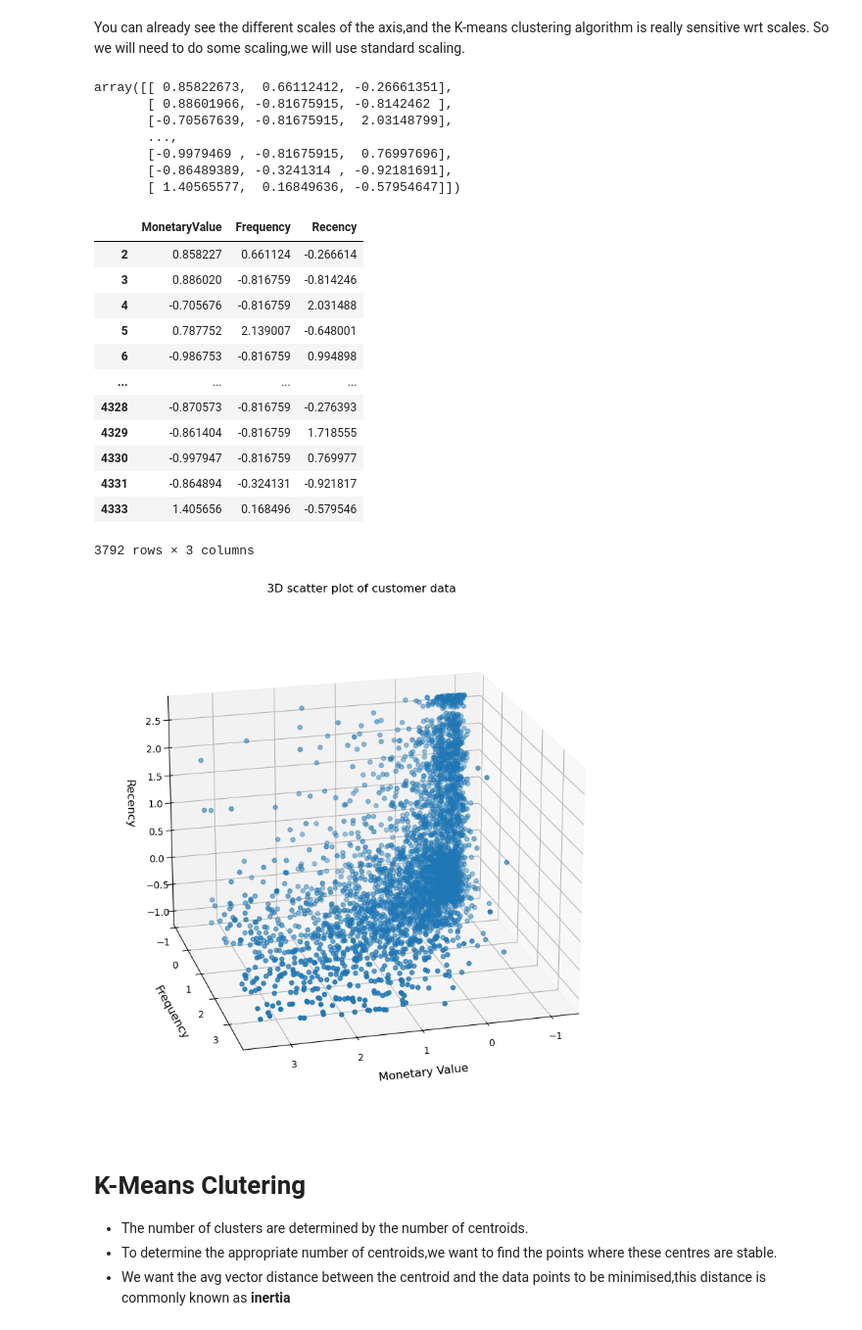
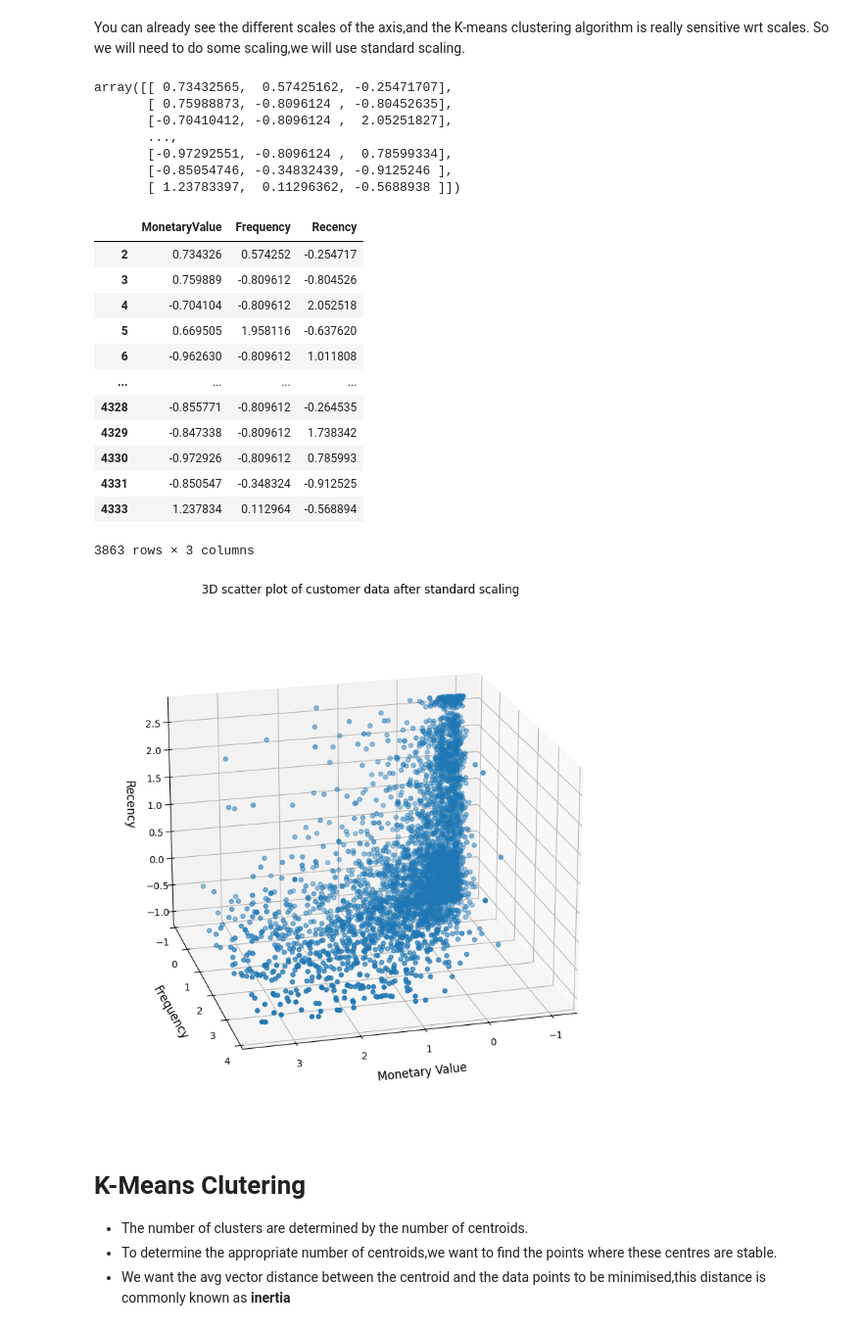
Before and after one commit to tatv047/online-retail-data-analysis, a Jupyter notebook: notebooks/customer-segmentation.ipynb, the cells around one changed output. Shown at 98% size. Cells and saved outputs as stored; diff of their text form; code cells hidden in the pictures.

```diff
--- a/notebooks/customer-segmentation.ipynb
+++ b/notebooks/customer-segmentation.ipynb
@@ -5,4 +5,5 @@ import matplotlib.pyplot as plt
 import seaborn as sns
 # %%
 # loading the data
-cs_df = pd.read_csv('../data/cleaned_data/online_retail_df.csv')
+cs_df = pd.read_csv('../data/processed_data/cleaned_data.csv')
+cs_df.head(5)
@@ -155,8 +163,8 @@ M_Q3 = aggregated_df['MonetaryValue'].quantile(0.75)
 M_IQR = M_Q3 - M_Q1
 
 # seperating outlier
-monetary_outliers_df = aggregated_df[(aggregated_df['MonetaryValue'] > (M_Q3 + M_IQR*1.25)) |
-                                    (aggregated_df['MonetaryValue'] < (M_Q1 - M_IQR*1.25))].copy()
+monetary_outliers_df = aggregated_df[(aggregated_df['MonetaryValue'] > (M_Q3 + M_IQR*1.5)) |
+                                    (aggregated_df['MonetaryValue'] < (M_Q1 - M_IQR*1.5))].copy()
 monetary_outliers_df.describe()
 # %% [output]
 |  | CustomerID | MonetaryValue | Frequency | LastInvoice | Recency |
@@ -174,8 +182,8 @@ F_Q3 = aggregated_df['Frequency'].quantile(0.75)
 F_IQR = F_Q3 - F_Q1
 
 # seperating outlier
-frequency_outliers_df = aggregated_df[(aggregated_df['Frequency'] > (F_Q3 + F_IQR*1.25)) |
-                                    (aggregated_df['Frequency'] < (F_Q1 - F_IQR*1.25))].copy()
+frequency_outliers_df = aggregated_df[(aggregated_df['Frequency'] > (F_Q3 + F_IQR*1.5)) |
+                                    (aggregated_df['Frequency'] < (F_Q1 - F_IQR*1.5))].copy()
 frequency_outliers_df.describe()
 # %% [output]
 |  | CustomerID | MonetaryValue | Frequency | LastInvoice | Recency |
@@ -190,6 +198,6 @@ frequency_outliers_df.describe()
 # %%
 non_outliers_df = aggregated_df[(~aggregated_df.index.isin(monetary_outliers_df.index)) &
-                               (~aggregated_df.index.isin(frequency_outliers_df.index))]
+                               (~aggregated_df.index.isin(frequency_outliers_df.index))].copy()
 non_outliers_df.describe()
 # %% [output]
 |  | CustomerID | MonetaryValue | Frequency | LastInvoice | Recency |
@@ -252,52 +260,52 @@ scaler = StandardScaler()
 scaled_data = scaler.fit_transform(non_outliers_df[['MonetaryValue','Frequency','Recency']])
 scaled_data
 # %% [output]
-array([[ 0.85822673,  0.66112412, -0.26661351],
-       [ 0.88601966, -0.81675915, -0.8142462 ],
-       [-0.70567639, -0.81675915,  2.03148799],
+array([[ 0.73432565,  0.57425162, -0.25471707],
+       [ 0.75988873, -0.8096124 , -0.80452635],
+       [-0.70410412, -0.8096124 ,  2.05251827],
        ...,
-       [-0.9979469 , -0.81675915,  0.76997696],
-       [-0.86489389, -0.3241314 , -0.92181691],
-       [ 1.40565577,  0.16849636, -0.57954647]])
+       [-0.97292551, -0.8096124 ,  0.78599334],
+       [-0.85054746, -0.34832439, -0.9125246 ],
+       [ 1.23783397,  0.11296362, -0.5688938 ]])
 # %%
 scaled_data_df = pd.DataFrame(scaled_data,index = non_outliers_df.index,columns = ('MonetaryValue','Frequency','Recency'))
 scaled_data_df
 # %% [output]
 |  | MonetaryValue | Frequency | Recency |
-| 2 | 0.858227 | 0.661124 | -0.266614 |
-| 3 | 0.886020 | -0.816759 | -0.814246 |
-| 4 | -0.705676 | -0.816759 | 2.031488 |
-| 5 | 0.787752 | 2.139007 | -0.648001 |
-| 6 | -0.986753 | -0.816759 | 0.994898 |
+| 2 | 0.734326 | 0.574252 | -0.254717 |
+| 3 | 0.759889 | -0.809612 | -0.804526 |
+| 4 | -0.704104 | -0.809612 | 2.052518 |
+| 5 | 0.669505 | 1.958116 | -0.637620 |
+| 6 | -0.962630 | -0.809612 | 1.011808 |
 | ... | ... | ... | ... |
-| 4328 | -0.870573 | -0.816759 | -0.276393 |
-| 4329 | -0.861404 | -0.816759 | 1.718555 |
-| 4330 | -0.997947 | -0.816759 | 0.769977 |
-| 4331 | -0.864894 | -0.324131 | -0.921817 |
-| 4333 | 1.405656 | 0.168496 | -0.579546 |
+| 4328 | -0.855771 | -0.809612 | -0.264535 |
+| 4329 | -0.847338 | -0.809612 | 1.738342 |
+| 4330 | -0.972926 | -0.809612 | 0.785993 |
+| 4331 | -0.850547 | -0.348324 | -0.912525 |
+| 4333 | 1.237834 | 0.112964 | -0.568894 |
-3792 rows × 3 columns
+3863 rows × 3 columns
 # %%
 # 3-D plot
 fig = plt.figure(figsize=(10,8))
 
 ax = fig.add_subplot(projection= '3d')
 
 scatter = ax.scatter(scaled_data_df['MonetaryValue'],
                      scaled_data_df['Frequency'],
                      scaled_data_df['Recency']
                      )
 
 ax.set_xlabel('Monetary Value', fontsize=12, labelpad=10)
 ax.set_ylabel('Frequency', fontsize=12, labelpad=10)
 ax.set_zlabel('Recency', fontsize=12, labelpad=10)
 
-ax.set_title('3D scatter plot of customer data')
+ax.set_title('3D scatter plot of customer data after standard scaling')
 
 ax.view_init(elev=20, azim=75)
 plt.tight_layout()
 plt.show()
 # %% [output]
-[figure, old version]
+[figure, new version]
 # %% [markdown]
 # K-Means Clutering
 
```
Also changed, not shown: parts of 26 cells of this notebook, 18 other files.
